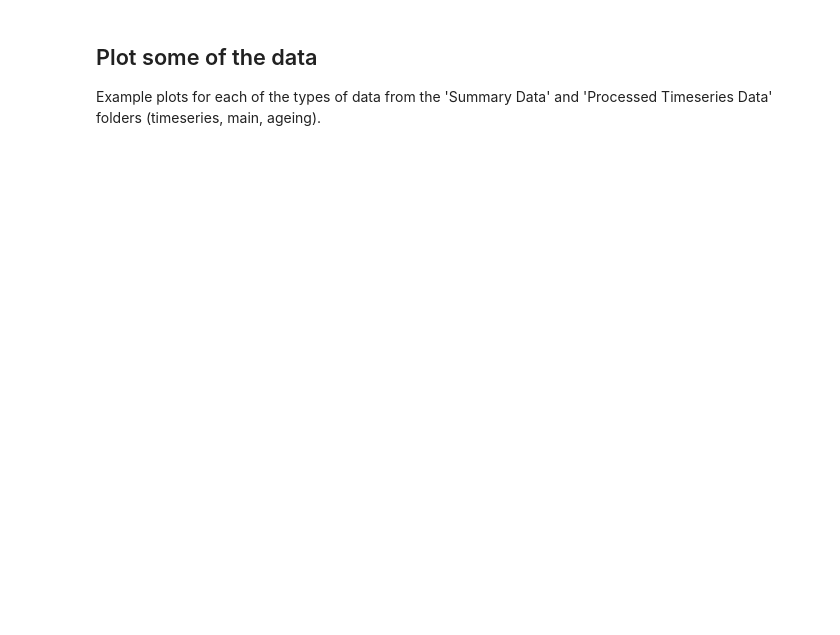
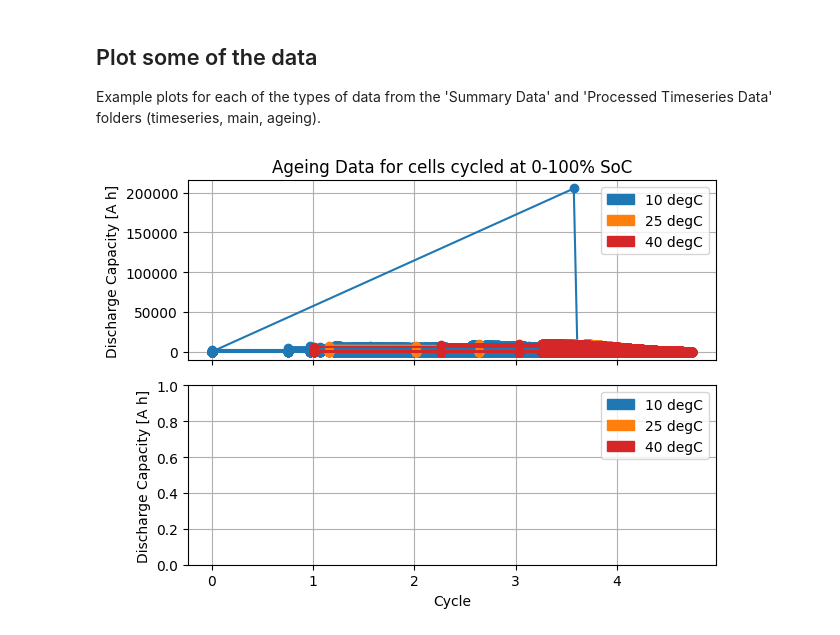
Before and after one commit to ganmadche/PyBaMMlocal, a Jupyter notebook: wip/Niall_LGM50data/My_Battery_Degradation_Data_example_notebook2.ipynb, the cells around one changed output. Drawn from its saved outputs; the diff is of its cells as text; code cells hidden in the pictures; blank space fills up the shorter version.

Commit message:
got cycle life data plots of Niall

```diff
--- a/wip/Niall_LGM50data/My_Battery_Degradation_Data_example_notebook2.ipynb
+++ b/wip/Niall_LGM50data/My_Battery_Degradation_Data_example_notebook2.ipynb
@@ -207,0 +219,38 @@ fig_DMA.tight_layout()
+# %%
+fig_ageing, ax = plt.subplots(2, sharex=True)
+
+# Edit the value of 'expt' if you want to plot for a different expt.
+expt = 'expt 5'
+cell = 'E'
+# Can plot as a function of other x-variables (e.g. 'Ageing Cycles', or 'Days of degradation').
+x_variable = 'Cycle'
+y_variable_1 = 'Discharge Capacity [A h]'
+y_variable_2 = 'Discharge Capacity [A h]'
+
+for cell in meta_data_dict[expt].index.values:
+    temp_val = meta_data_dict[expt].loc[cell, 'Temp']
+    data_dict[expt]['Ageing'][cell].plot( y_variable_1, ax=ax[0], c=colour_temp_dict[temp_val], marker='o')
+    # data_dict[expt]['Ageing'][cell].plot( y_variable_1, ax=ax[1], c=colour_temp_dict[temp_val], marker='o')
+    # Resistance values from GITT, so only avaiable on even-numbered RPTs
+    # df_slice = data_dict[expt]['Ageing'][cell].loc[range(0,len(data_dict[expt]['Ageing'][cell]), 2), :]
+    # df_slice.plot(x_variable, y_variable_2, ax=ax[1], c=colour_temp_dict[temp_val], marker='o')
+
+ax[1].set_xlabel(x_variable)
+ax[0].set_ylabel(y_variable_1)
+ax[1].set_ylabel(y_variable_2)
+ax[0].grid(True)
+ax[1].grid(True)
+SOC_val = meta_data_dict[expt].loc[cell, 'SoC range']
+ax[0].set_title(f'Ageing Data for cells cycled at {SOC_val}% SoC')
+
+colours = colour_temp_dict
+labels = [f'{temp_value} degC' for temp_value in colour_temp_dict.keys()]
+handles = [plt.Rectangle((0,0),1,1, color=colours[temp_value]) for temp_value in colour_temp_dict.keys()]
+ax[0].legend(handles, labels, loc='best')
+ax[1].legend(handles, labels, loc='best')
+
+fig_ageing.tight_layout()
+
+plt.show()
+# %% [output]
+[figure, added]
```
Also changed, not shown: parts of 14 cells of this notebook.
